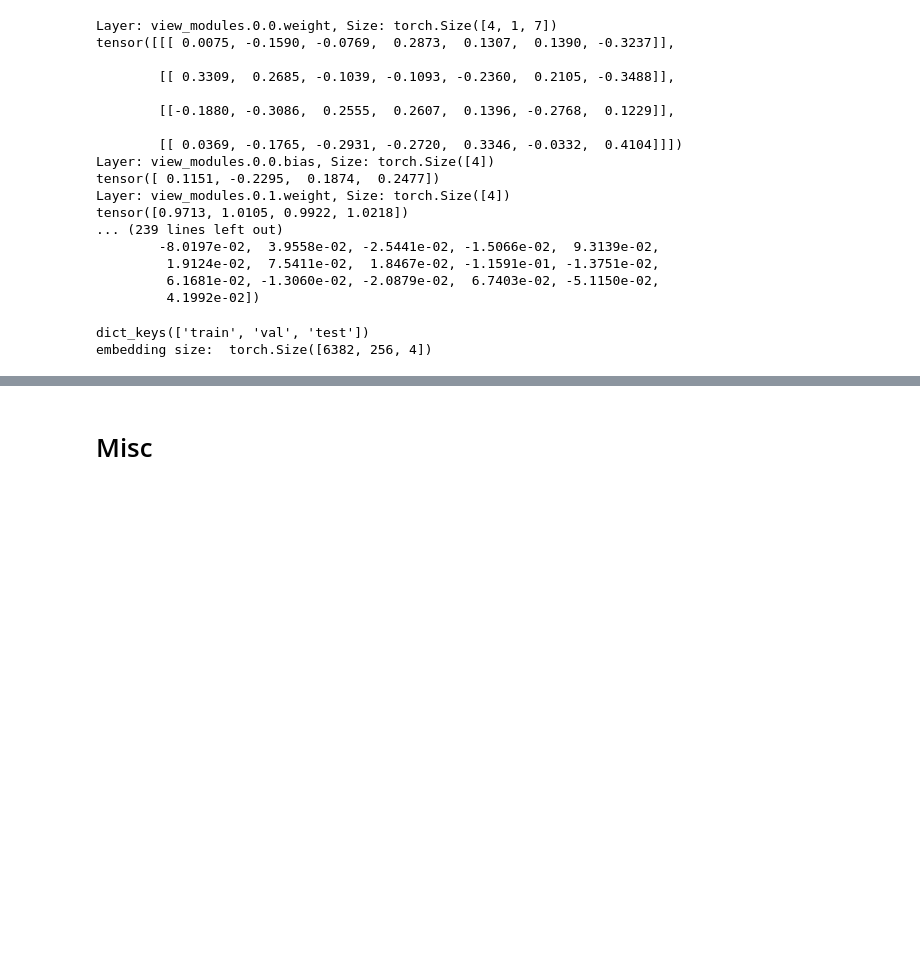
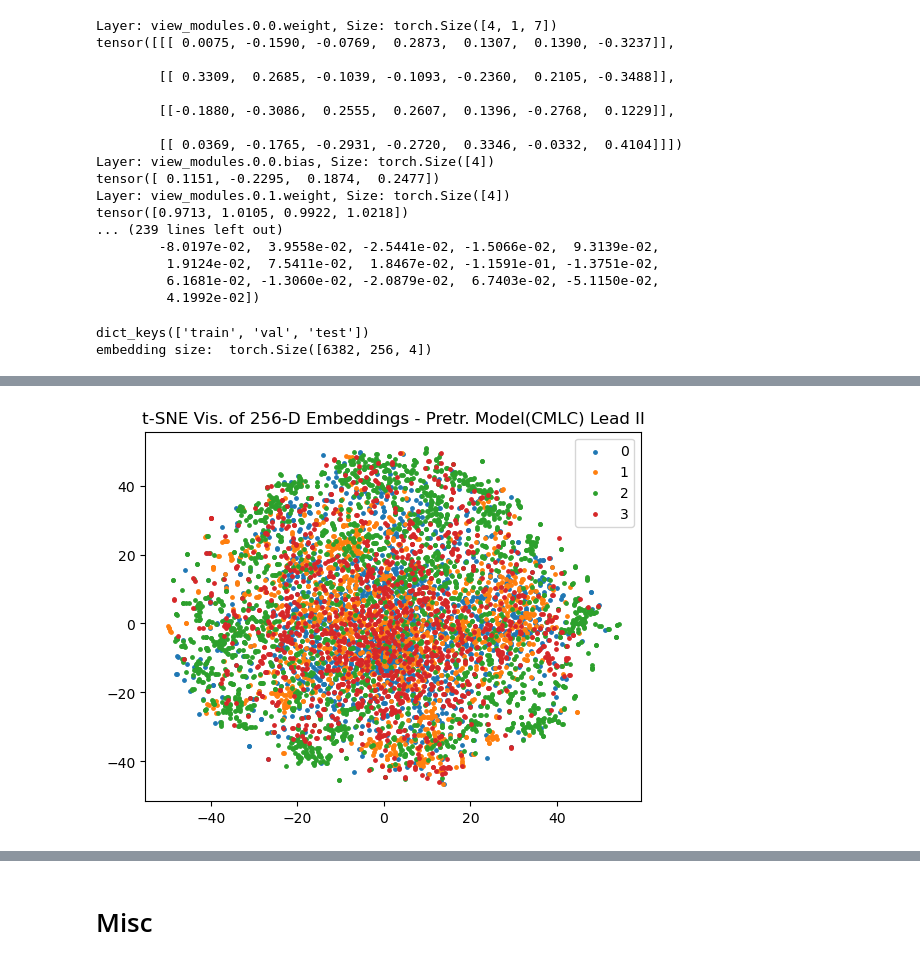
Before and after one commit to gayalkuruppu/CLOCS, a Jupyter notebook: visualize_embeddings.ipynb, the cells around one changed output, grey strips where cells are left out. Cells and saved outputs as stored; diff of their text form; code cells hidden in the pictures; blank space fills up the shorter version.

```diff
--- a/visualize_embeddings.ipynb
+++ b/visualize_embeddings.ipynb
@@ -6,7 +6,8 @@ import torch
 # and visualize the embeddings
 
 # load the model
-weights_path = '/Users/gayalkuruppu/Documents/Research/FoundationModel/CLOCS/test_results/chapman/CMLC/embedding_256/seed0/pretrained_weight'
+# weights_path = '/Users/gayalkuruppu/Documents/Research/FoundationModel/CLOCS/test_results/chapman/CMLC/embedding_256/seed0/pretrained_weight'
+weights_path = '/Users/gayalkuruppu/Documents/Research/Codes/CLOCS/embedding_256/seed0/pretrained_weight'
 dropout_type = 'drop1d'
 p1, p2, p3 = 0.1, 0.1, 0.1
 model = cnn_network_contrastive(dropout_type=dropout_type, p1=p1, p2=p2, p3=p3,embedding_dim=256, device='cpu')
@@ -101,3 +103,9 @@ embedding = get_embedding(model, train_ecg['All Terms'])
 # %% [output]
 dict_keys(['train', 'val', 'test'])
 embedding size:  torch.Size([6382, 256, 4])
+# %%
+labels_ecg = labels['ecg'][1]
+train_labels_ecg = labels_ecg['train']['All Terms']
+
+print("train_labels_ecg size: ", train_labels_ecg.shape)
+print("first label: ", train_labels_ecg[2][0])
@@ -103,0 +143,70 @@ embedding size:  torch.Size([6382, 256, 4])
+# %%
+# embedding size:  torch.Size([6382, 256, 4])
+# train_labels_ecg size:  (6382, 4)
+
+from sklearn.manifold import TSNE
+import os
+
+
+if not os.path.exists('results'):
+    os.makedirs('results')
+
+if not os.path.exists('results/CMLC'):
+    os.makedirs('results/CMLC')
+
+if not os.path.exists('results/CMLC/embedding_256'):
+    os.makedirs('results/CMLC/embedding_256')
+
+# weights_path = '/Users/gayalkuruppu/Documents/Research/Codes/CLOCS/embedding_256/seed0/pretrained_weight'
+# get the seed number from the weights path
+seed = weights_path.split('/')[-2].split('seed')[-1]
+print("seed: ", seed)
+
+if not os.path.exists('results/CMLC/embedding_256/seed' + seed):
+    os.makedirs('results/CMLC/embedding_256/seed' + seed)
+
+if not os.path.exists('results/CMLC/embedding_256/seed' + seed + '/' + 'TSNE_plots'):
+    os.makedirs('results/CMLC/embedding_256/seed' + seed + '/' + 'TSNE_plots')
+
+saving_path = 'results/CMLC/embedding_256/seed' + seed + '/' + 'TSNE_plots'
+
+Lead_II = embedding.detach().numpy()[:, :, 0]
+
+tsne = TSNE(n_components=2, random_state=42)
+embeddings_tsne = tsne.fit_transform(Lead_II)
+
+plot_points(points_x=embeddings_tsne[:, 0],
+            points_y=embeddings_tsne[:, 1],
+            labels=train_labels_ecg[:, 0],
+            title='t-SNE Vis. of 256-D Embeddings - Pretr. Model(CMLC) Lead II',
+            filename=os.path.join(saving_path, 'lead_II.png'))
+
+Lead_V2 = embedding.detach().numpy()[:, :, 1]
+
+tsne = TSNE(n_components=2, random_state=42)
+embeddings_tsne = tsne.fit_transform(Lead_V2)
+
+plot_points(points_x=embeddings_tsne[:, 0],
+            points_y=embeddings_tsne[:, 1],
+            labels=train_labels_ecg[:, 1],
+            title='t-SNE Vis. of 256-D Embeddings - Pretr. Model(CMLC) Lead V2',
+            filename=os.path.join(saving_path, 'lead_V2.png'))
+
+Lead_aVL = embedding.detach().numpy()[:, :, 2]
+embeddings_tsne = tsne.fit_transform(Lead_aVL)
+
+plot_points(points_x=embeddings_tsne[:, 0],
+            points_y=embeddings_tsne[:, 1],
+            labels=train_labels_ecg[:, 2],
+            title='t-SNE Vis. of 256-D Embeddings - Pretr. Model(CMLC) Lead aV',
+            filename=os.path.join(saving_path, 'lead_aVL.png'))
+
+Lead_aVR = embedding.detach().numpy()[:, :, 3]
+embeddings_tsne = tsne.fit_transform(Lead_aVR)
+
+plot_points(points_x=embeddings_tsne[:, 0],
+            points_y=embeddings_tsne[:, 1],
+            labels=train_labels_ecg[:, 3],
+            title='t-SNE Vis. of 256-D Embeddings - Pretr. Model(CMLC) Lead aVR',
+            filename=os.path.join(saving_path, 'lead_aVR.png'))
+# %% [output]
@@ -103,0 +214 @@ embedding size:  torch.Size([6382, 256, 4])
+[figure, added]
```
Also changed, not shown: parts of 10 cells of this notebook, 1 other file.
